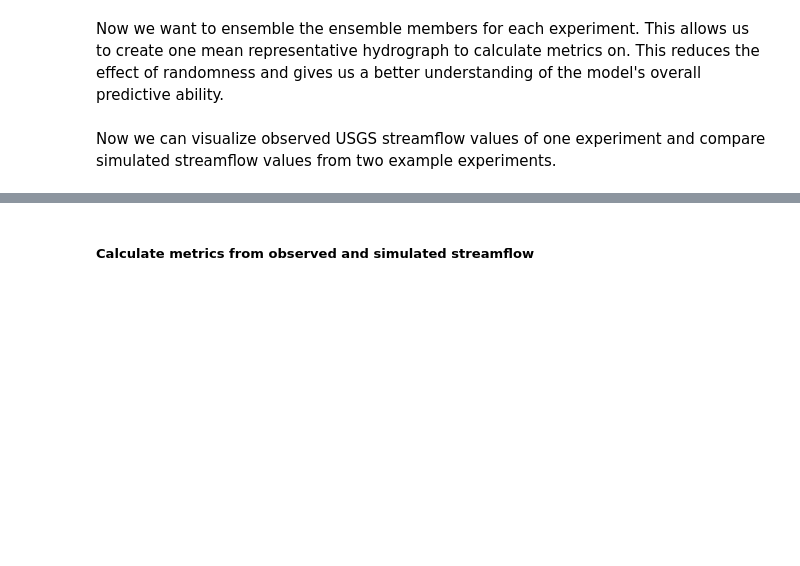
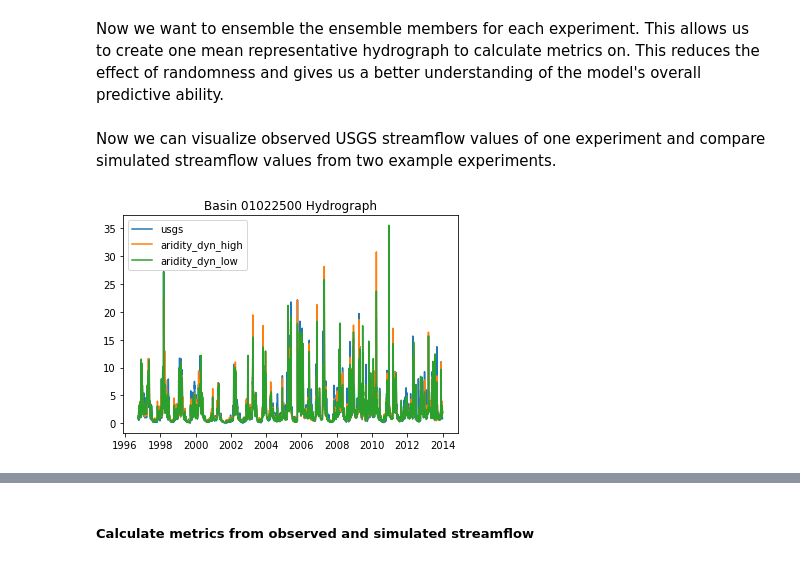
Before and after one commit to loganmqualls/NeuralHydrology-Climate-Experiments, a Jupyter notebook: 3_ensemble_and_analyze.ipynb, the cells around one changed output, grey strips where cells are left out. Drawn from its saved outputs; the diff is of its cells as text; code cells hidden in the pictures; blank space fills up the shorter version.

```diff
--- a/3_ensemble_and_analyze.ipynb
+++ b/3_ensemble_and_analyze.ipynb
@@ -88,7 +88,7 @@ Additionally, the NWM run (nwm_streamflow) and CAMELS identification scheme (nwm
 # %%
 #########################################################################################
 
-#Path to working directory (current directory)
+# Path to working directory (current directory)
 working_dir = Path(os.getcwd())
 
 #Path to main CAMELS directory (../camels)
@@ -114,10 +114,10 @@ sacsma_runs_dir = working_dir / 'sacsma/results'
 env_saves_dir = working_dir / 'notebook_env_saves'
 
 #Path to NH runs (../runs/nh)
-nh_runs_dir = working_dir / 'nonstationarity/runs/nh'
+nh_runs_dir = working_dir / 'nh_lstm/runs/nh'
 
 #Path to extreme dates directory (../extreme_year_dates)
-dates_dir = working_dir / 'nonstationarity/extreme_year_dates' #Fix
+dates_dir = working_dir / 'extreme_year_dates'
 
 #Path to NWM run (../nwm_daily.pkl)
 nwm_streamflow = camels_dir / 'camels_attributes_v2.0/nwm_daily.pkl'
@@ -129,7 +129,7 @@ nwm_camels_ids = camels_dir / 'camels_attributes_v2.0/camels_id.npy'
 camels_attributes_dir  = camels_dir / 'camels_attributes_v2.0/camels_attributes_v2.0.csv'
 
 #Path to model's original experiment config files
-configs_path = working_dir / f'nonstationarity/configs/run_configs/{model}/{inputs}/{exp_type}/{forcing}/{years}' #Fix
+configs_path = working_dir / f'nh_lstm/configs/run_configs/{model}/{inputs}/{exp_type}/{forcing}/{years}'
 
 #########################################################################################
 # %% [markdown]
@@ -277,14 +281,14 @@ if not f'usgs_runoff_data_{years}.pkl' in env_saves or overwrite == True:
     usgs = usgs.loc[index]
 
     #Save usgs data
-    with open(f'notebook_env_saves/usgs_runoff_data_{years}.pkl', 'wb') as f:
+    with open(env_saves_dir / f'usgs_runoff_data_{years}.pkl', 'wb') as f:
         pkl.dump(usgs, f)
 
 #If the file already exists and we do not want to overwrite...
 else:
 
     #Load usgs data
-    with open(f'notebook_env_saves/usgs_runoff_data_{years}.pkl', 'rb') as f:
+    with open(env_saves_dir / f'usgs_runoff_data_{years}.pkl', 'rb') as f:
         usgs = pkl.load(f)
 # %% [markdown]
 ##### Load model simulations
@@ -350,14 +354,14 @@ if not f'exps_dict_{model}_{inputs}_{exp_type}_{forcing}_{years}.pkl' in env_sav
                     exps_dict[basin][(experiment,conf)] = data[1].loc[index]
 
     #Save dictionary of predictions for experiments
-    with open(f'notebook_env_saves/exps_dict_{model}_{inputs}_{exp_type}_{forcing}_{years}.pkl', 'wb') as f:
+    with open(env_saves_dir / f'exps_dict_{model}_{inputs}_{exp_type}_{forcing}_{years}.pkl', 'wb') as f:
         pkl.dump(exps_dict, f)
 
 #If the file already exists and we don't want to overwrite it...
 else:
 
     #Load dictionary of predictions for experiments
-    with open(f'notebook_env_saves/exps_dict_{model}_{inputs}_{exp_type}_{forcing}_{years}.pkl', 'rb') as f:
+    with open(env_saves_dir / f'exps_dict_{model}_{inputs}_{exp_type}_{forcing}_{years}.pkl', 'rb') as f:
         exps_dict = pkl.load(f)
 # %% [markdown]
 ##### Load test start/end dates
@@ -481,7 +485,7 @@ if not f'mean_hydrographs_{model}_{inputs}_{exp_type}_{forcing}_{years}.pkl' in
             mean_hydrographs[basin][experiment] = exps_dict[basin][experiment].mean(axis=1)
 
     #Save mean_hydrographs
-    with open(f'notebook_env_saves/mean_hydrographs_{model}_{inputs}_{exp_type}_{forcing}_{years}.pkl', 'wb') as f:
+    with open(env_saves_dir / f'mean_hydrographs_{model}_{inputs}_{exp_type}_{forcing}_{years}.pkl', 'wb') as f:
         pkl.dump(mean_hydrographs, f)
 
     print('Ensemble results saved.')
@@ -490,23 +494,25 @@ if not f'mean_hydrographs_{model}_{inputs}_{exp_type}_{forcing}_{years}.pkl' in
 else:
 
     #Load mean_hydrographs
-    with open(f'notebook_env_saves/mean_hydrographs_{model}_{inputs}_{exp_type}_{forcing}_{years}.pkl', 'rb') as f:
+    with open(env_saves_dir / f'mean_hydrographs_{model}_{inputs}_{exp_type}_{forcing}_{years}.pkl', 'rb') as f:
         mean_hydrographs = pkl.load(f)
 # %% [markdown]
 Now we can visualize observed USGS streamflow values of one experiment and compare simulated streamflow values from two example experiments.
 # %%
 #Set plot title
-plt.title(f'Basin {basin} Hydrograph')
+plt.title(f'Basin {basins[0]} Hydrograph')
 #Plot USGS observed streamflow data for an example basin
 plt.plot(usgs[basins[0]].iloc[365:-365],label='usgs')
 #Plot simulated streamflow values from one example experiment
 plt.plot(mean_hydrographs[basins[0]][experiments[0]].iloc[365:-365],label=f'{experiments[0]}')
 #Plot simulated streamflow values from another example experiment
 plt.plot(mean_hydrographs[basins[0]][experiments[1]].iloc[365:-365],label=f'{experiments[1]}')
 #Show legend
 plt.legend()
 #Display plot
 plt.show()
+# %% [output]
+[figure, added]
 # %%
 #If interactive plots enabled, plot needs to be closed explicitly
 plt.close()
```
Also changed, not shown: parts of 11 cells of this notebook.
